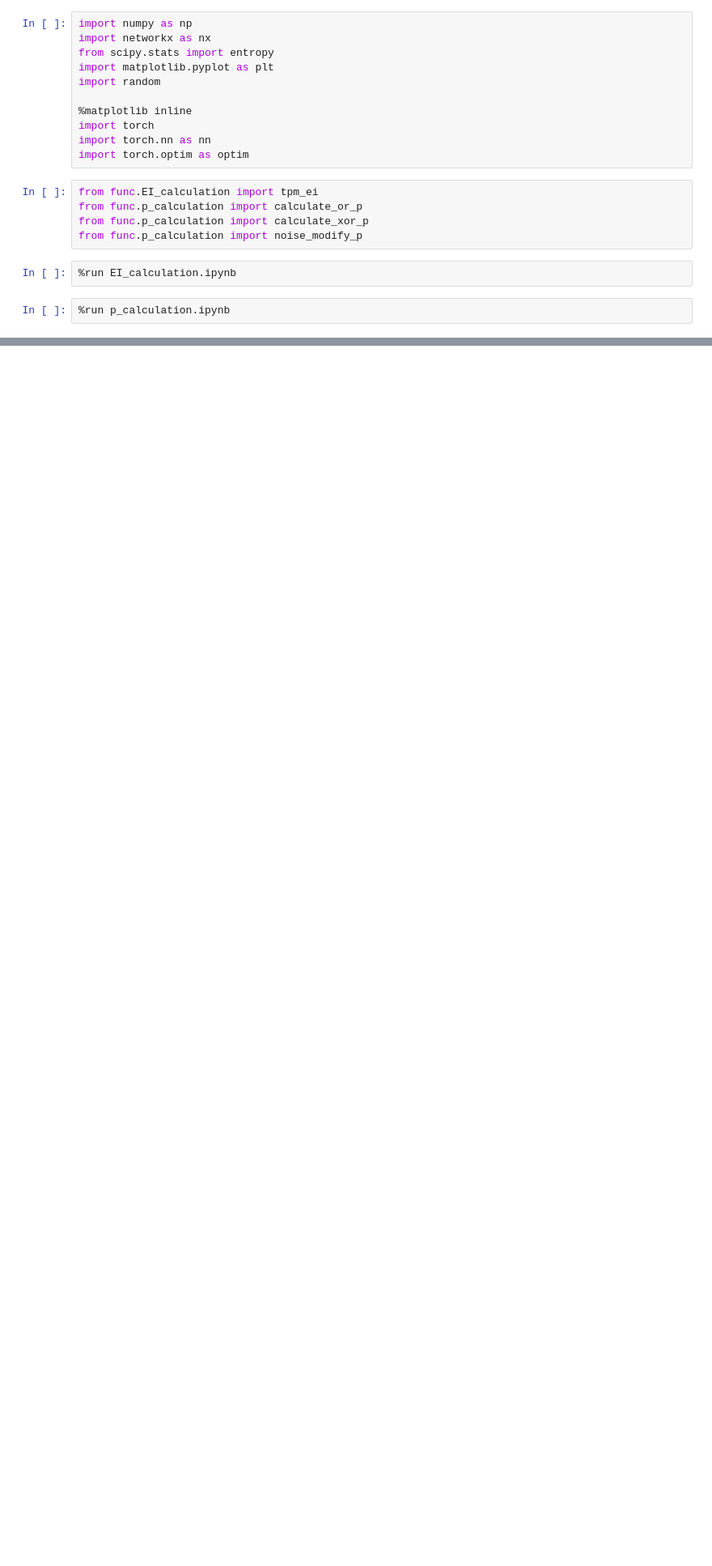
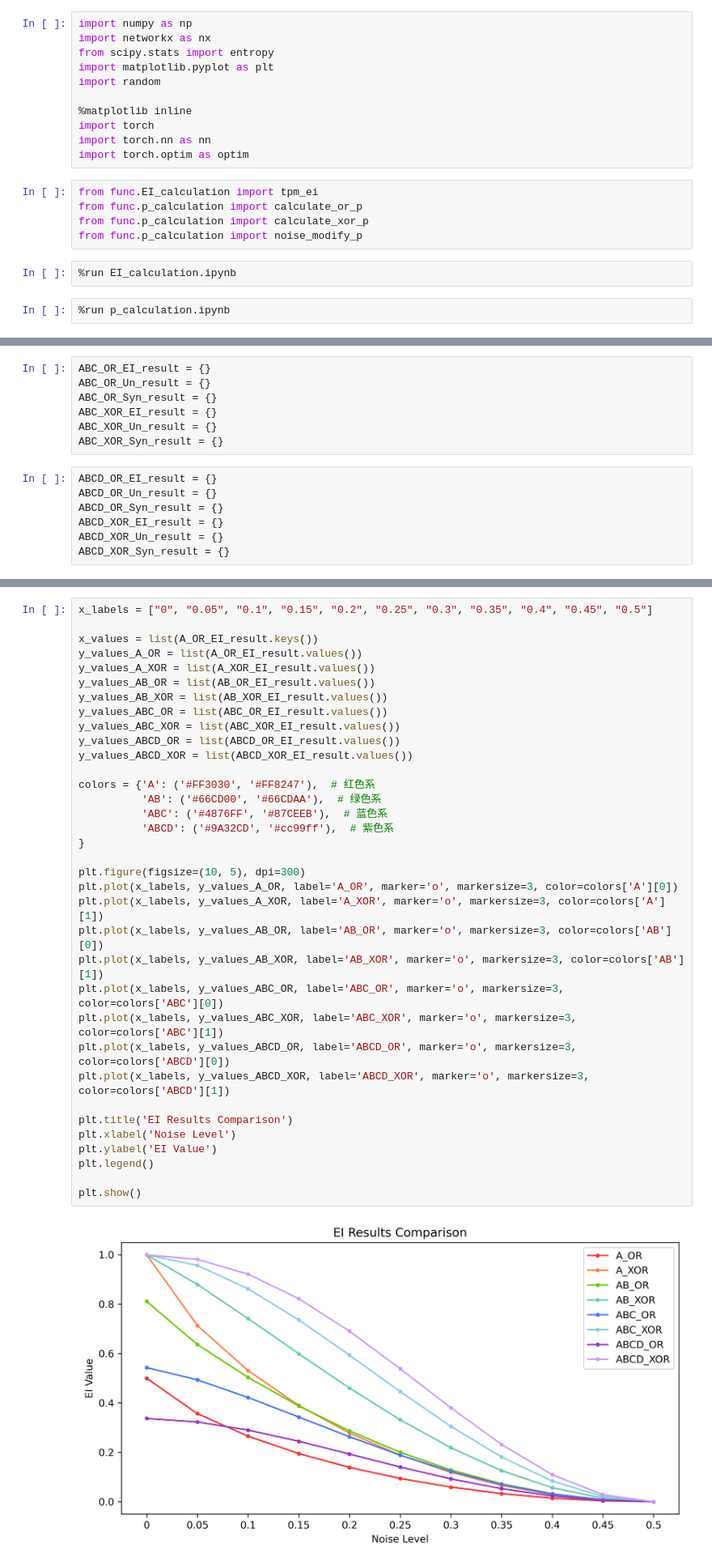
Before and after one commit to Lyn1216/Local-EI-project, a Jupyter notebook: exp/bool_network/logic_noise.ipynb, the cells around one changed output, grey strips where cells are left out. Shown at 81% size. Saved outputs shown, nothing was run; the diff lists cells and outputs as text; blank space fills up the shorter version.

Commit message:
upload logic-noise.ipynb

```diff
--- a/exp/bool_network/logic_noise.ipynb
+++ b/exp/bool_network/logic_noise.ipynb
@@ -1015,0 +37,14 @@ plt.show()
+# %%
+ABC_OR_EI_result = {}
+ABC_OR_Un_result = {}
+ABC_OR_Syn_result = {}
+ABC_XOR_EI_result = {}
+ABC_XOR_Un_result = {}
+ABC_XOR_Syn_result = {}
+# %%
+ABCD_OR_EI_result = {}
+ABCD_OR_Un_result = {}
+ABCD_OR_Syn_result = {}
+ABCD_XOR_EI_result = {}
+ABCD_XOR_Un_result = {}
+ABCD_XOR_Syn_result = {}
@@ -1015,0 +753,37 @@ plt.show()
+# %%
+x_labels = ["0", "0.05", "0.1", "0.15", "0.2", "0.25", "0.3", "0.35", "0.4", "0.45", "0.5"]
+
+x_values = list(A_OR_EI_result.keys())
+y_values_A_OR = list(A_OR_EI_result.values())
+y_values_A_XOR = list(A_XOR_EI_result.values())
+y_values_AB_OR = list(AB_OR_EI_result.values())
+y_values_AB_XOR = list(AB_XOR_EI_result.values())
+y_values_ABC_OR = list(ABC_OR_EI_result.values())
+y_values_ABC_XOR = list(ABC_XOR_EI_result.values())
+y_values_ABCD_OR = list(ABCD_OR_EI_result.values())
+y_values_ABCD_XOR = list(ABCD_XOR_EI_result.values())
+
+colors = {'A': ('#FF3030', '#FF8247'),  # 红色系
+          'AB': ('#66CD00', '#66CDAA'),  # 绿色系
+          'ABC': ('#4876FF', '#87CEEB'),  # 蓝色系
+          'ABCD': ('#9A32CD', '#cc99ff'),  # 紫色系
+}
+
+plt.figure(figsize=(10, 5), dpi=300)
+plt.plot(x_labels, y_values_A_OR, label='A_OR', marker='o', markersize=3, color=colors['A'][0])
+plt.plot(x_labels, y_values_A_XOR, label='A_XOR', marker='o', markersize=3, color=colors['A'][1])
+plt.plot(x_labels, y_values_AB_OR, label='AB_OR', marker='o', markersize=3, color=colors['AB'][0])
+plt.plot(x_labels, y_values_AB_XOR, label='AB_XOR', marker='o', markersize=3, color=colors['AB'][1])
+plt.plot(x_labels, y_values_ABC_OR, label='ABC_OR', marker='o', markersize=3, color=colors['ABC'][0])
+plt.plot(x_labels, y_values_ABC_XOR, label='ABC_XOR', marker='o', markersize=3, color=colors['ABC'][1])
+plt.plot(x_labels, y_values_ABCD_OR, label='ABCD_OR', marker='o', markersize=3, color=colors['ABCD'][0])
+plt.plot(x_labels, y_values_ABCD_XOR, label='ABCD_XOR', marker='o', markersize=3, color=colors['ABCD'][1])
+
+plt.title('EI Results Comparison')
+plt.xlabel('Noise Level')
+plt.ylabel('EI Value')
+plt.legend()
+
+plt.show()
+# %% [output]
+[figure, added]
```
Also changed, not shown: parts of 138 cells of this notebook.
